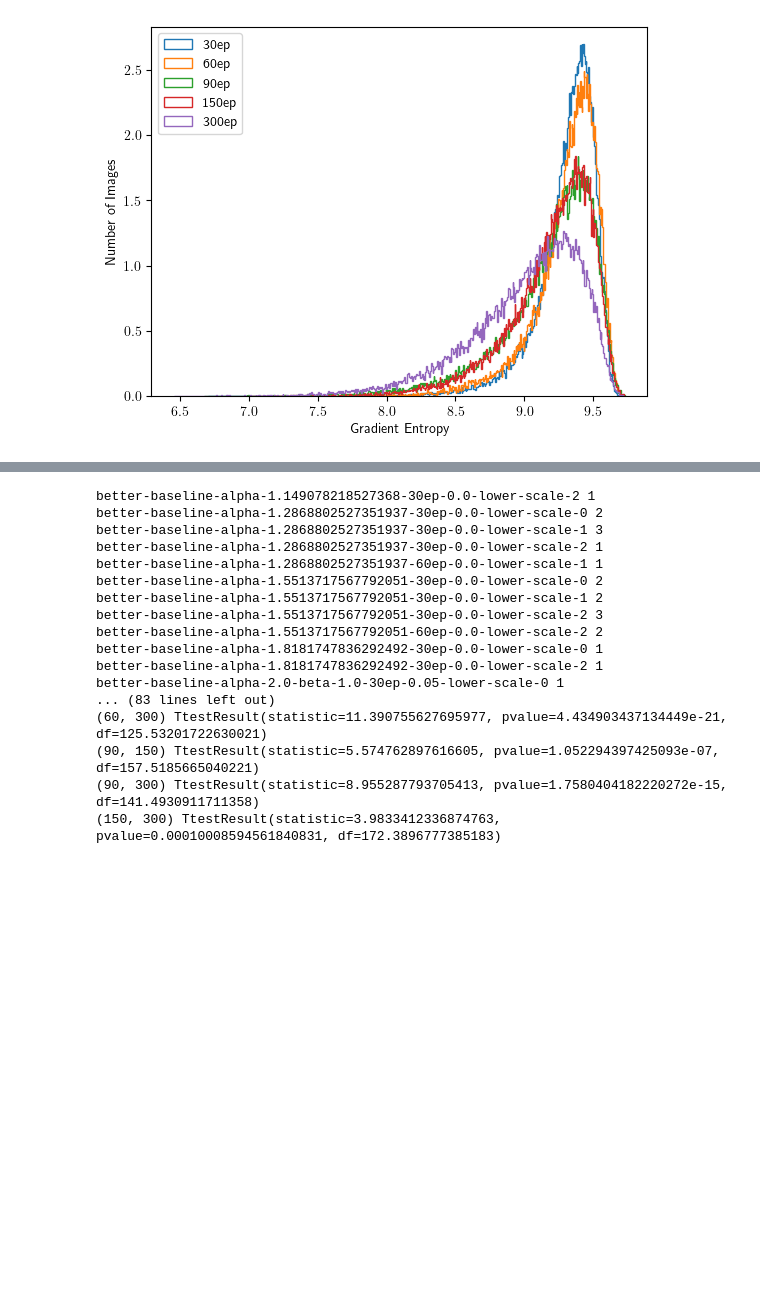
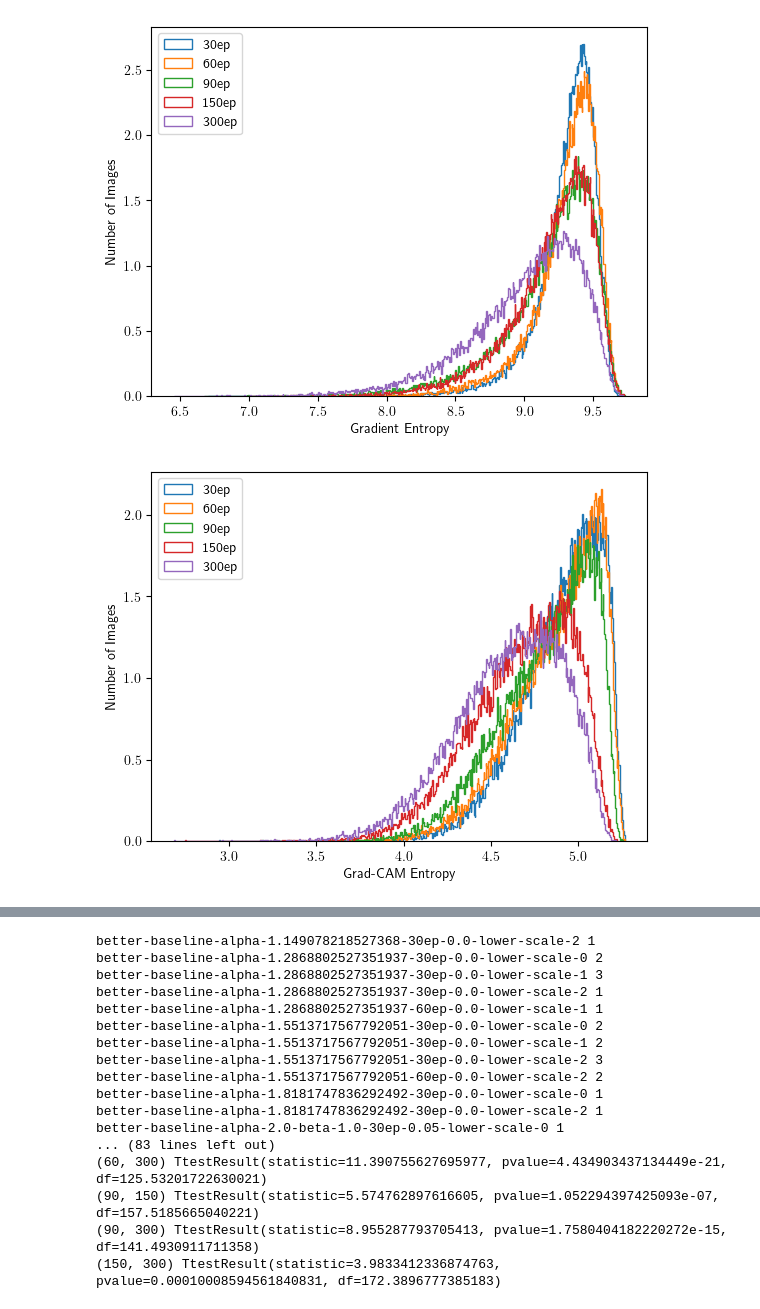
Before and after one commit to EIFY/mup-vit, a Jupyter notebook: notebooks/sweep_eval.ipynb, the cells around one changed output, grey strips where cells are left out. Cells and saved outputs as stored; diff of their text form; code cells hidden in the pictures; blank space fills up the shorter version.

Commit message:
entropy plots for completeness

```diff
--- a/notebooks/sweep_eval.ipynb
+++ b/notebooks/sweep_eval.ipynb
@@ -282,3 +282,27 @@ plt.savefig("tf_grad_entropy_dist_0.05_lower_scale.png")
 plt.show()
 # %% [output]
 [figure]
+# %%
+import json
+import os
+
+import numpy as np
+
+ROOT = "/media/jason-chou/T31/imagenet-runs/logs"
+entropy_file = 'cam_entropy.npy'
+
+scale = 0.05
+epoch = [30, 60, 90, 150, 300]
+
+for ep in epoch:
+    run = f"better-baseline-tf-{ep}ep-{scale}-lower-scale-0"
+    arr = np.load(os.path.join(ROOT, run, entropy_file))
+    plt.hist(arr, 500, density=True, histtype='step', label=f"{ep}ep")
+
+plt.legend(loc="upper left")
+plt.xlabel("Grad-CAM Entropy")
+plt.ylabel("Number of Images")
+plt.savefig("tf_cam_entropy_dist_0.05_lower_scale.png")
+plt.show()
+# %% [output]
+[figure, added]
```
Also changed, not shown: parts of 1 cell of this notebook, 2 other files.
